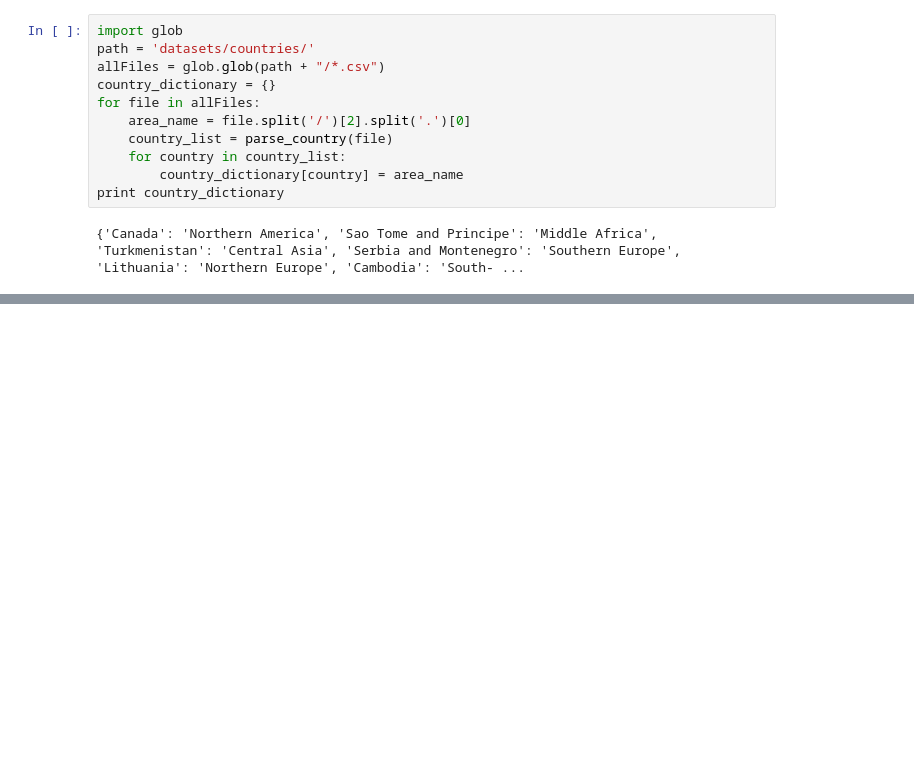
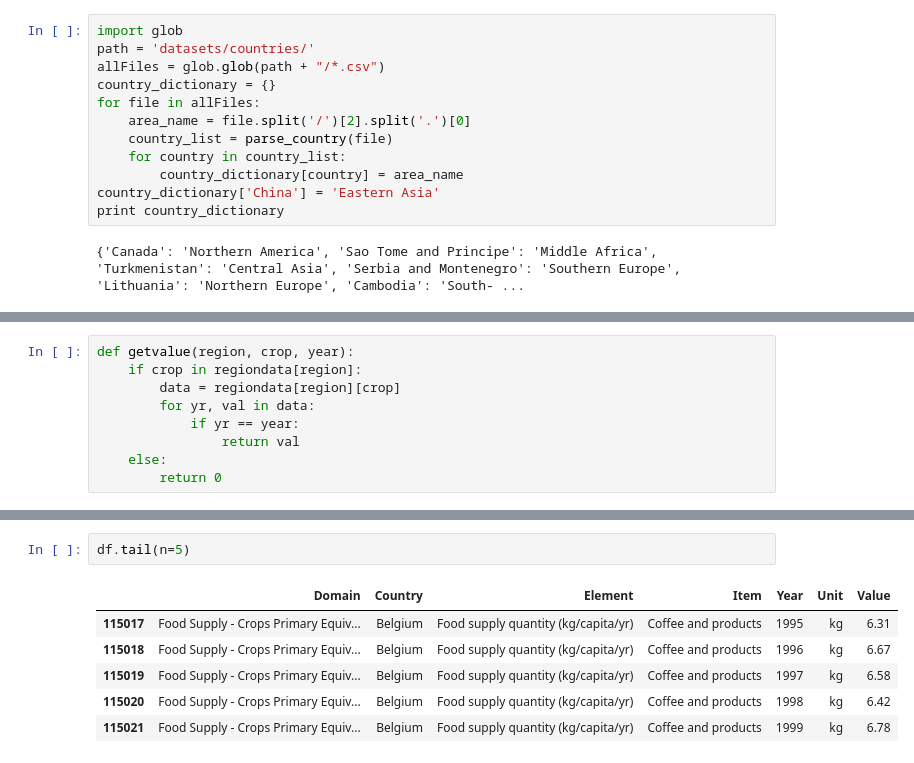
Before and after one commit to angierao/cs109a-project, a Jupyter notebook: missingdata.ipynb, the cells around one changed output, grey strips where cells are left out. Saved outputs shown, nothing was run; the diff lists cells and outputs as text; blank space fills up the shorter version.

```diff
--- a/missingdata.ipynb
+++ b/missingdata.ipynb
@@ -889,6 +889,7 @@ for file in allFiles:
     country_list = parse_country(file)
     for country in country_list:
         country_dictionary[country] = area_name
+country_dictionary['China'] = 'Eastern Asia'
 print country_dictionary
 # %% [output]
 {'Canada': 'Northern America', 'Sao Tome and Principe': 'Middle Africa', 'Turkmenistan': 'Central Asia', 'Serbia and Montenegro': 'Southern Europe', 'Lithuania': 'Northern Europe', 'Cambodia': 'South- ...
@@ -901,0 +960,9 @@ for crop in cropdata:
+# %%
+def getvalue(region, crop, year):
+    if crop in regiondata[region]:
+        data = regiondata[region][crop]
+        for yr, val in data:
+            if yr == year:
+                return val
+    else:
+        return 0
@@ -901,0 +1002,9 @@ for crop in cropdata:
+# %%
+df.tail(n=5)
+# %% [output]
+|  | Domain | Country | Element | Item | Year | Unit | Value |
+| 115017 | Food Supply - Crops Primary Equiv... | Belgium | Food supply quantity (kg/capita/yr) | Coffee and products | 1995 | kg | 6.31 |
+| 115018 | Food Supply - Crops Primary Equiv... | Belgium | Food supply quantity (kg/capita/yr) | Coffee and products | 1996 | kg | 6.67 |
+| 115019 | Food Supply - Crops Primary Equiv... | Belgium | Food supply quantity (kg/capita/yr) | Coffee and products | 1997 | kg | 6.58 |
+| 115020 | Food Supply - Crops Primary Equiv... | Belgium | Food supply quantity (kg/capita/yr) | Coffee and products | 1998 | kg | 6.42 |
+| 115021 | Food Supply - Crops Primary Equiv... | Belgium | Food supply quantity (kg/capita/yr) | Coffee and products | 1999 | kg | 6.78 |
```
Also changed, not shown: parts of 29 cells of this notebook, 1 other file.
